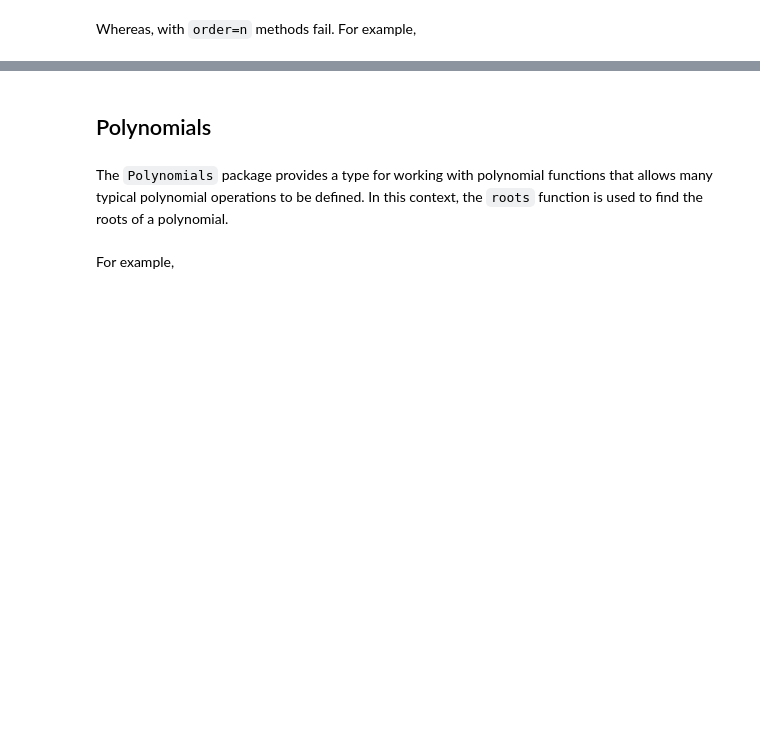
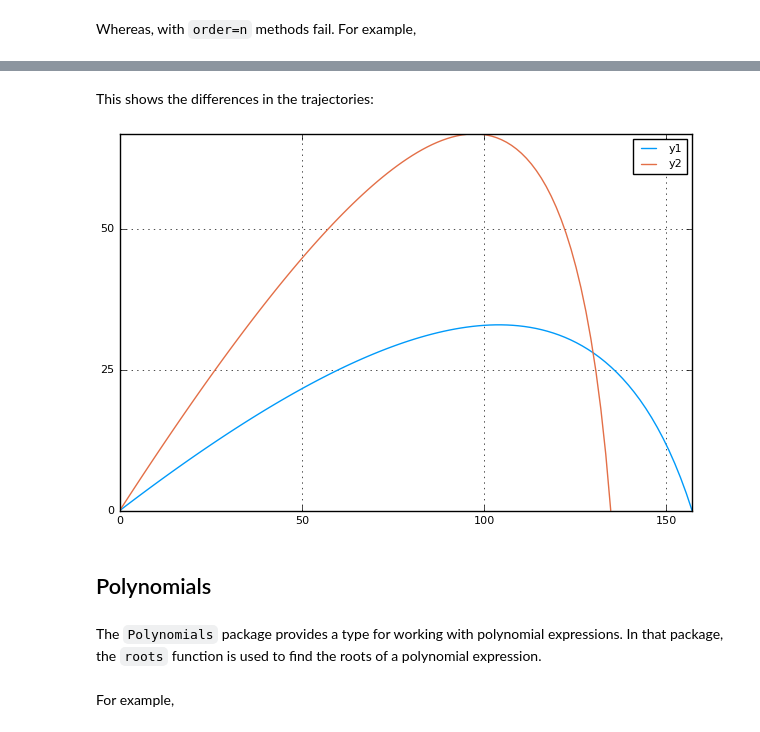
Before and after one commit to JuliaMath/Roots.jl, a Jupyter notebook: doc/roots.ipynb, the cells around one changed output, grey strips where cells are left out. Cells and saved outputs as stored; diff of their text form; code cells hidden in the pictures; blank space fills up the shorter version.

```diff
--- a/doc/roots.ipynb
+++ b/doc/roots.ipynb
@@ -147,7 +282,14 @@ Roots.ConvergenceFailed("Failed to converge in 30 steps. Last value was -2816.84
+# %% [markdown]
+<p>This shows the differences in the trajectories:</p>
+# %%
+plot(x -> flight(x, tstar), 0, howfar(tstar))
+plot!(x -> flight(x, 45), 0, howfar(45))
+# %% [output]
+[figure, added]
 # %% [markdown]
 <h2>Polynomials</h2>
 # %% [markdown]
-<p>The <code>Polynomials</code> package provides a type for working with polynomial functions that allows many typical polynomial operations to be defined. In this context, the <code>roots</code> function is used to find the roots of a polynomial.</p>
+<p>The <code>Polynomials</code> package provides a type for working with polynomial expressions. In that package, the <code>roots</code> function is used to find the roots of a polynomial expression.</p>
 # %% [markdown]
 <p>For example, </p>
 # %%
```
Also changed, not shown: parts of 126 cells of this notebook, 23 other files.
